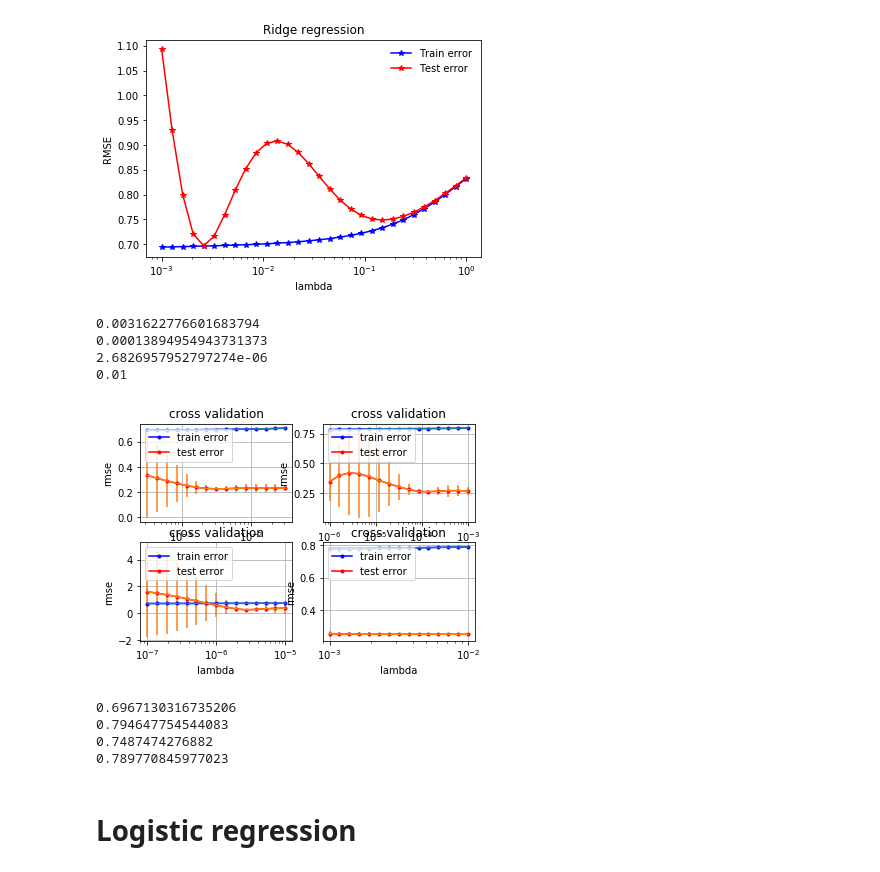
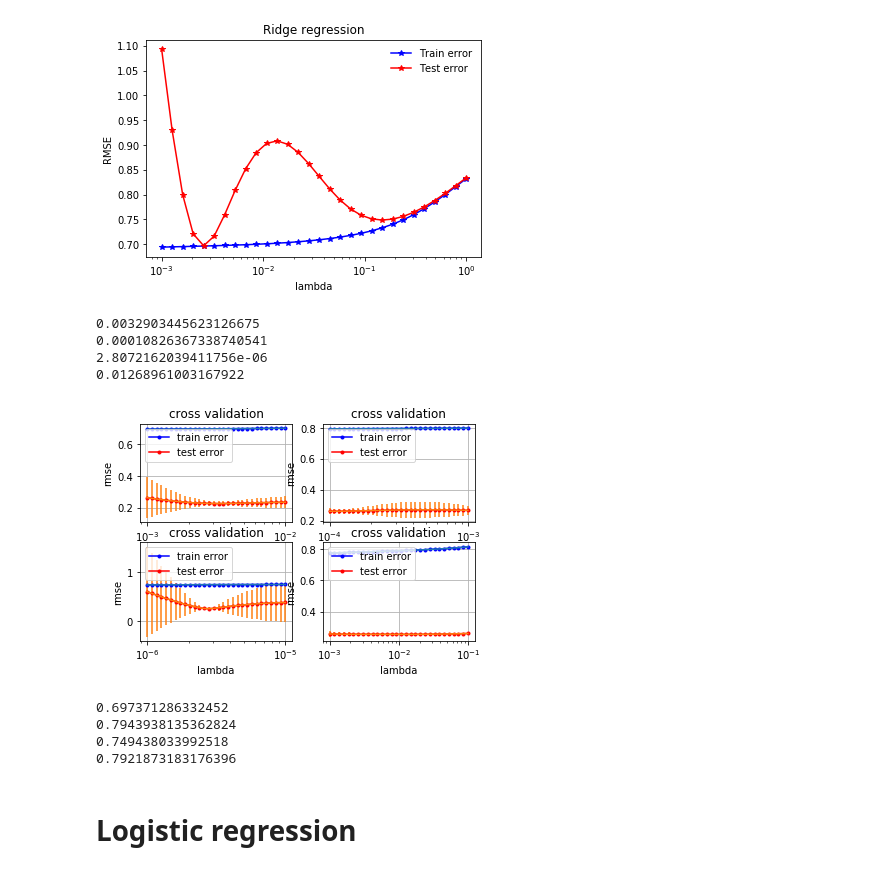
Before and after one commit to robinmamie/machine_learning, a Jupyter notebook: project1/scripts/project1.ipynb, the cells around one changed output. Cells and saved outputs as stored; diff of their text form; code cells hidden in the pictures.

```diff
--- a/project1/scripts/project1.ipynb
+++ b/project1/scripts/project1.ipynb
@@ -410,53 +410,53 @@ ridge_parameters = []
 def cross_validation_demo(i):
     seed = 1
     k_fold = 10
-    lambdas = np.logspace(-10, -3, 15)
+    lambdas = np.logspace(-10, -3, 30)
     if i == 0:
-        lambdas = np.logspace(-3.5, -1.5, 15)
+        lambdas = np.logspace(-3, -2, 30)
     elif i == 1:
-        lambdas = np.logspace(-6, -3, 15)
+        lambdas = np.logspace(-4, -3, 30)
     elif i == 2:
-        lambdas = np.logspace(-7, -5, 15)
+        lambdas = np.logspace(-6, -5, 30)
     elif i == 3:
-        lambdas = np.logspace(-3, -2, 15)
+        lambdas = np.logspace(-3, -1, 30)
 
     y = predictions[i]
     y = y[:,np.newaxis]
     x = pri[i]
 
     # split data in k fold
     k_indices = build_k_indices(y, k_fold, seed)
     # define lists to store the loss of training data and test data
     rmse_tr = []
     rmse_te = []
     var_tr = []
     var_te = []
 
     for lambda_ in lambdas:
         loss_tr = []
         loss_te = []
         for k in range(k_fold):
             tr, te = cross_validation(y, x, k_indices, k, lambda_)
             loss_tr.append(tr)
             loss_te.append(te)
         rmse_tr.append(np.mean(loss_tr))
         rmse_te.append(np.mean(loss_te))
         var_tr.append(np.std(loss_tr))
         var_te.append(np.std(loss_te))
-    optimal = lambdas[np.argmin(var_te)]
+    optimal = lambdas[np.argmin(rmse_te)]
     print(optimal)
     ridge_parameters.append(optimal)
     plt.subplot(2, 2, 1+i)
     cross_validation_visualization(lambdas, rmse_tr, rmse_te, var_tr, var_te)
 
 for i in range(4):
     cross_validation_demo(i)
 # %% [output]
-0.0031622776601683794
-0.00013894954943731373
-2.6826957952797274e-06
-0.01
+0.0032903445623126675
+0.00010826367338740541
+2.8072162039411756e-06
+0.01268961003167922
-[figure, old version]
+[figure, new version]
 # %%
 w_pri = []
 for i in range(4):
@@ -464,10 +464,10 @@ for i in range(4):
     print(loss)
     w_pri.append(w)
 # %% [output]
-0.6967130316735206
-0.794647754544083
-0.7487474276882
-0.789770845977023
+0.697371286332452
+0.7943938135362824
+0.749438033992518
+0.7921873183176396
 # %% [markdown]
 # Logistic regression
 # %%
```
Also changed, not shown: parts of 1 cell of this notebook, 3 other files.
